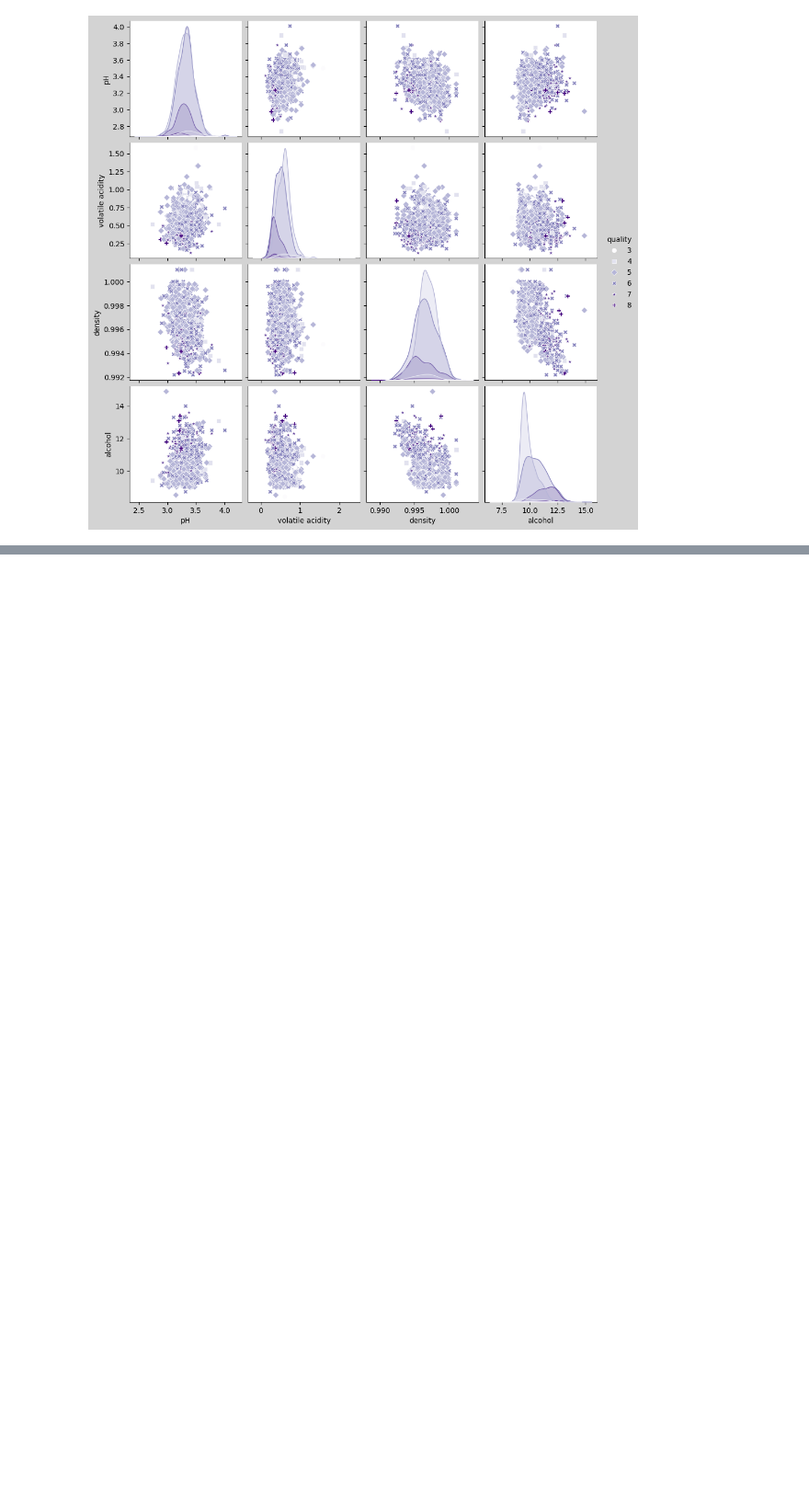
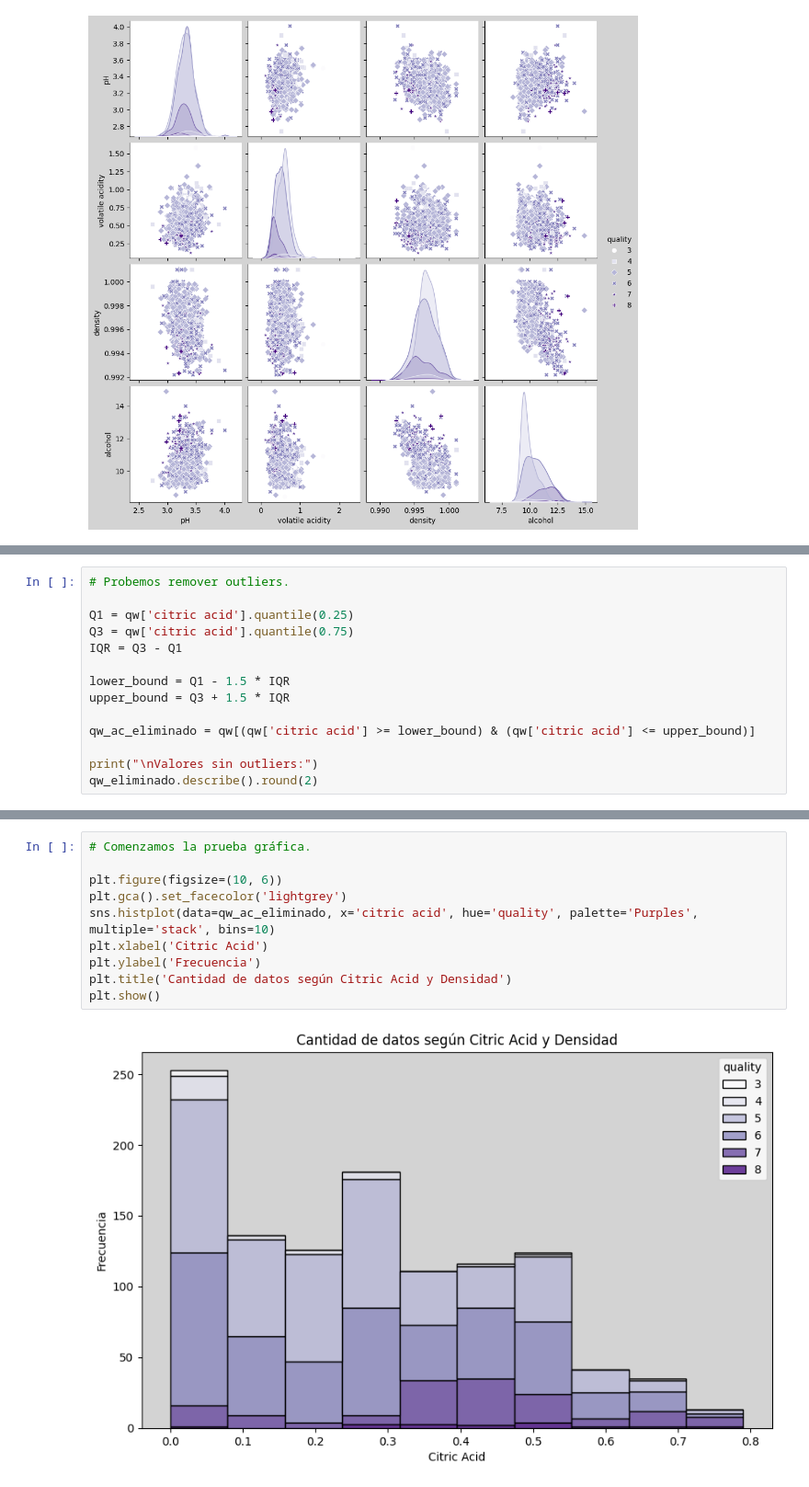
Before and after one commit to ignaciomz/CH_IM_61140, a Jupyter notebook: WineQuality_Parte1_Martínez.ipynb, the cells around one changed output, grey strips where cells are left out. Shown at 92% size. Cells and saved outputs as stored; diff of their text form; blank space fills up the shorter version.

```diff
--- a/WineQuality_Parte1_Martínez.ipynb
+++ b/WineQuality_Parte1_Martínez.ipynb
@@ -384,0 +437,14 @@ plt.show()
+# %%
+# Probemos remover outliers.
+
+Q1 = qw['citric acid'].quantile(0.25)
+Q3 = qw['citric acid'].quantile(0.75)
+IQR = Q3 - Q1
+
+lower_bound = Q1 - 1.5 * IQR
+upper_bound = Q3 + 1.5 * IQR
+
+qw_ac_eliminado = qw[(qw['citric acid'] >= lower_bound) & (qw['citric acid'] <= upper_bound)]
+
+print("\nValores sin outliers:")
+qw_eliminado.describe().round(2)
@@ -384,0 +462,12 @@ plt.show()
+# %%
+# Comenzamos la prueba gráfica.
+
+plt.figure(figsize=(10, 6))
+plt.gca().set_facecolor('lightgrey')
+sns.histplot(data=qw_ac_eliminado, x='citric acid', hue='quality', palette='Purples', multiple='stack', bins=10)
+plt.xlabel('Citric Acid')
+plt.ylabel('Frecuencia')
+plt.title('Cantidad de datos según Citric Acid y Densidad')
+plt.show()
+# %% [output]
+[figure, added]
```
Also changed, not shown: parts of 14 cells of this notebook.
